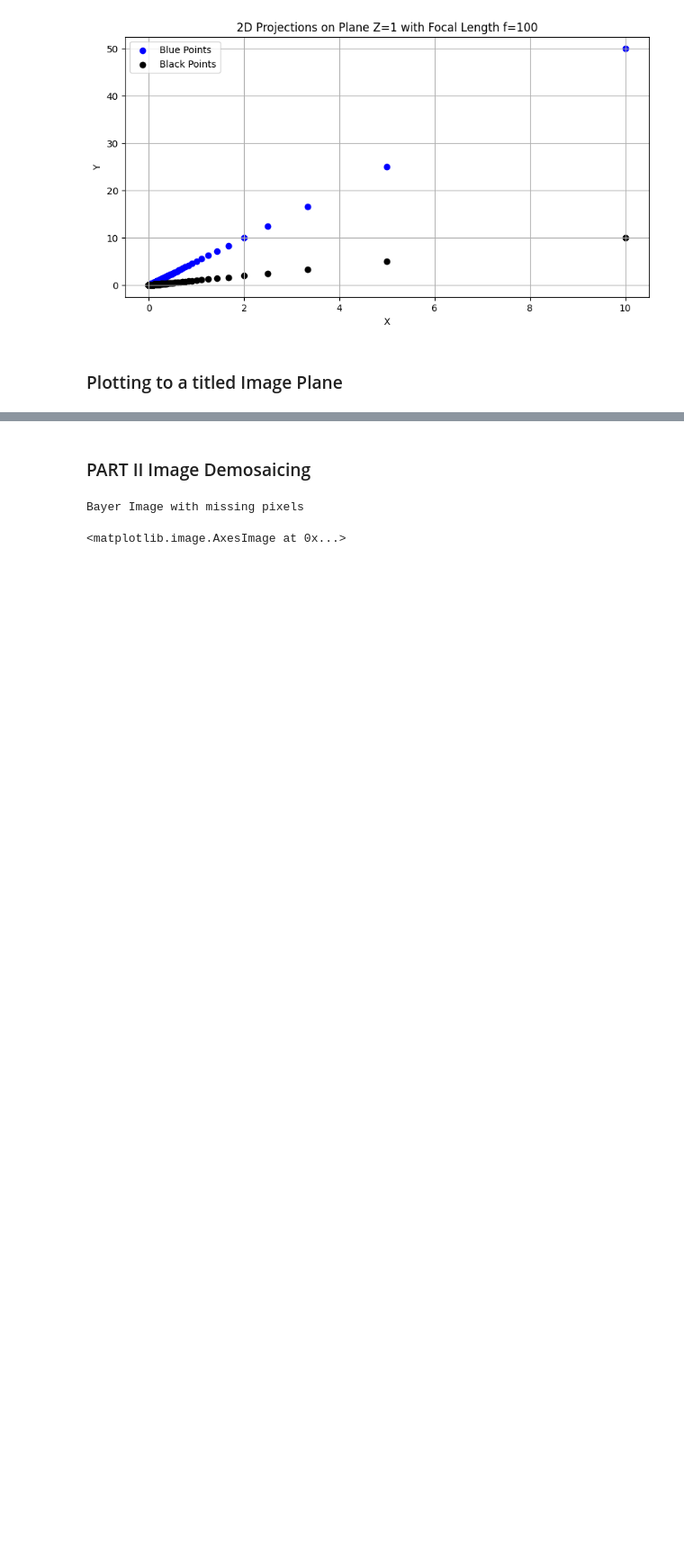
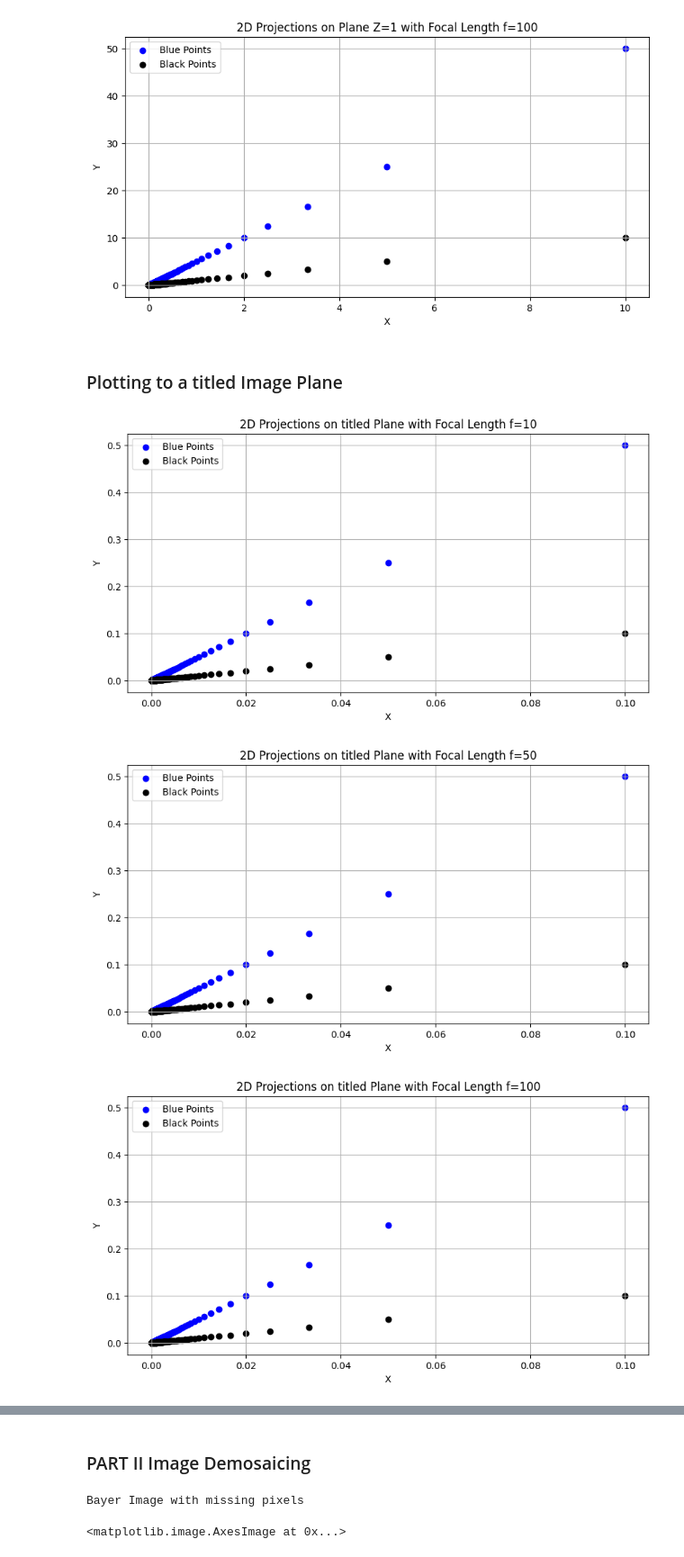
Before and after one commit to kkipngenokoech/Applied-Computer-Vision, a Jupyter notebook: Homework 1/codes/homework_1_starter.ipynb, the cells around one changed output, grey strips where cells are left out. Shown at 90% size. Saved outputs shown, nothing was run; the diff lists cells and outputs as text; code cells hidden in the pictures; blank space fills up the shorter version.

```diff
--- a/Homework 1/codes/homework_1_starter.ipynb
+++ b/Homework 1/codes/homework_1_starter.ipynb
@@ -114,29 +105,51 @@ for f in focal_lengths:
 # %%
 def project_points_to_titled_plane(points, camera_center, focal_length, a, b, c, d):
     '''
     a, b, c, d: coefficients for the plane equation ax + by + cz + d = 0
     a,b and c defines the orientation(normal vector) of the plane
     d is the distance of the plane from the origin
 
     Like the standard plane, we calculate the direction vector of the ray from the camera center to the point
         - to find the direction vector, we subtract the point from the camera center
     We calculate the scale to determine how far along the direction vector we need to travel to reach the image plane
         - the scale is calculated by dividing the distance of the plane from the camera center by the dot product of the direction vector and the normal vector of the plane
     We calculate the intersection point of the ray with the plane
         - the intersection point is calculated by adding the scaled direction vector to the camera center
     We calculate the projection of the intersection point with the plane onto the image
         - the projection is calculated by multiplying the focal length by the intersection point and dividing by the z-component of the intersection point
 
     so the only difference between the standard plane and the titled plane is the calculation of the scale
 
 
     '''
     projected_points = []
     for point in points:
         direction_vector = point - camera_center
         scale = (d - np.dot([a, b, c], camera_center)) / np.dot([a, b, c], direction_vector)
         intersection_point = camera_center + scale * direction_vector
         projection = focal_length * intersection_point / intersection_point[2]
         projection = projection[:2]
         projected_points.append(projection)
     return np.array(projected_points)
+
+project_points_to_titled_plane(blue_points, camera_center, focal_length, a, b, c, d)
+focal_lengths = [10, 50, 100]
+Z0 = 1
+
+for f in focal_lengths:
+    blue_points_proj = project_points_to_titled_plane(blue_points, camera_center, focal_length, a, b, c, d)
+    black_points_proj = project_points_to_titled_plane(black_points, camera_center, focal_length, a, b, c, d)
+
+    plt.figure(figsize=(10, 5))
+    plt.scatter(blue_points_proj[:, 0], blue_points_proj[:, 1], color='blue', label='Blue Points')
+    plt.scatter(black_points_proj[:, 0], black_points_proj[:, 1], color='black', label='Black Points')
+    plt.title(f'2D Projections on titled Plane with Focal Length f={f}')
+    plt.xlabel('X')
+    plt.ylabel('Y')
+    plt.legend()
+    plt.grid(True)
+    plt.show()
+# %% [output]
+[figure, added]
+[figure, added]
+[figure, added]
```
Also changed, not shown: parts of 8 cells of this notebook.
